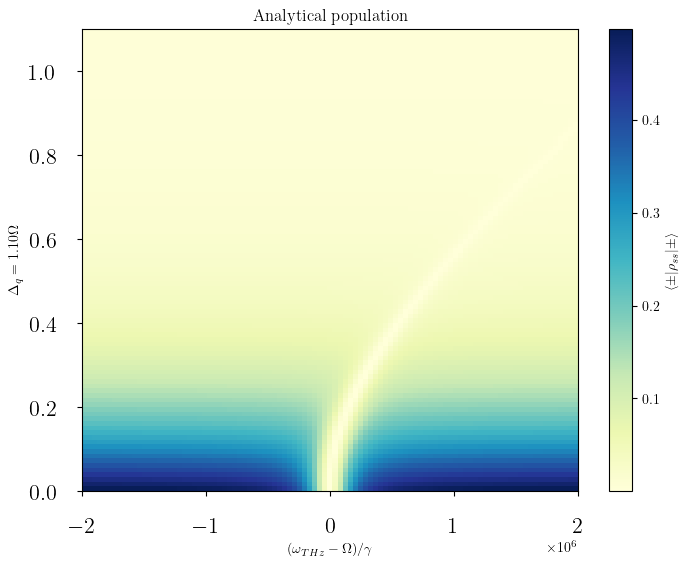
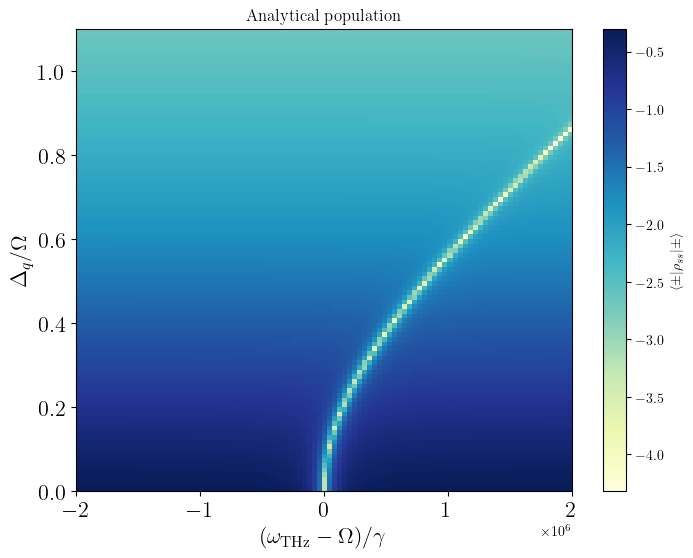
Code edit (unified diff) that turned the first committed figure into the second:
--- before
+++ after
@@ -5,5 +5,5 @@
 # ------------------------
 im = ax.imshow(
-    P_an_map,
+    np.log10(P_an_map),
     extent=[x_axis[0], x_axis[-1],
             y_axis[0], y_axis[-1]],
@@ -13,7 +13,7 @@
 )
 
-ax.set_xlabel(r"$(\omega_{THz}-\Omega)/\gamma$")
-ax.set_ylabel(rf"$\Delta_q = {Delta_q/Omega:.2f}\Omega$")
+ax.set_xlabel(r"$(\omega_{\mathrm{THz}}-\Omega)/\gamma$", fontsize=16)
+ax.set_ylabel(rf"$\Delta_q/\Omega$", fontsize=16)
 ax.set_title(r"Analytical population")
-ax.tick_params(labelsize=16, pad=15)
+ax.tick_params(labelsize=16)
 fig.colorbar(im, ax=ax, label=r"$\langle \pm | \rho_{ss} | \pm \rangle$")

Commit: Update 6. Imbalance_maps.ipynb